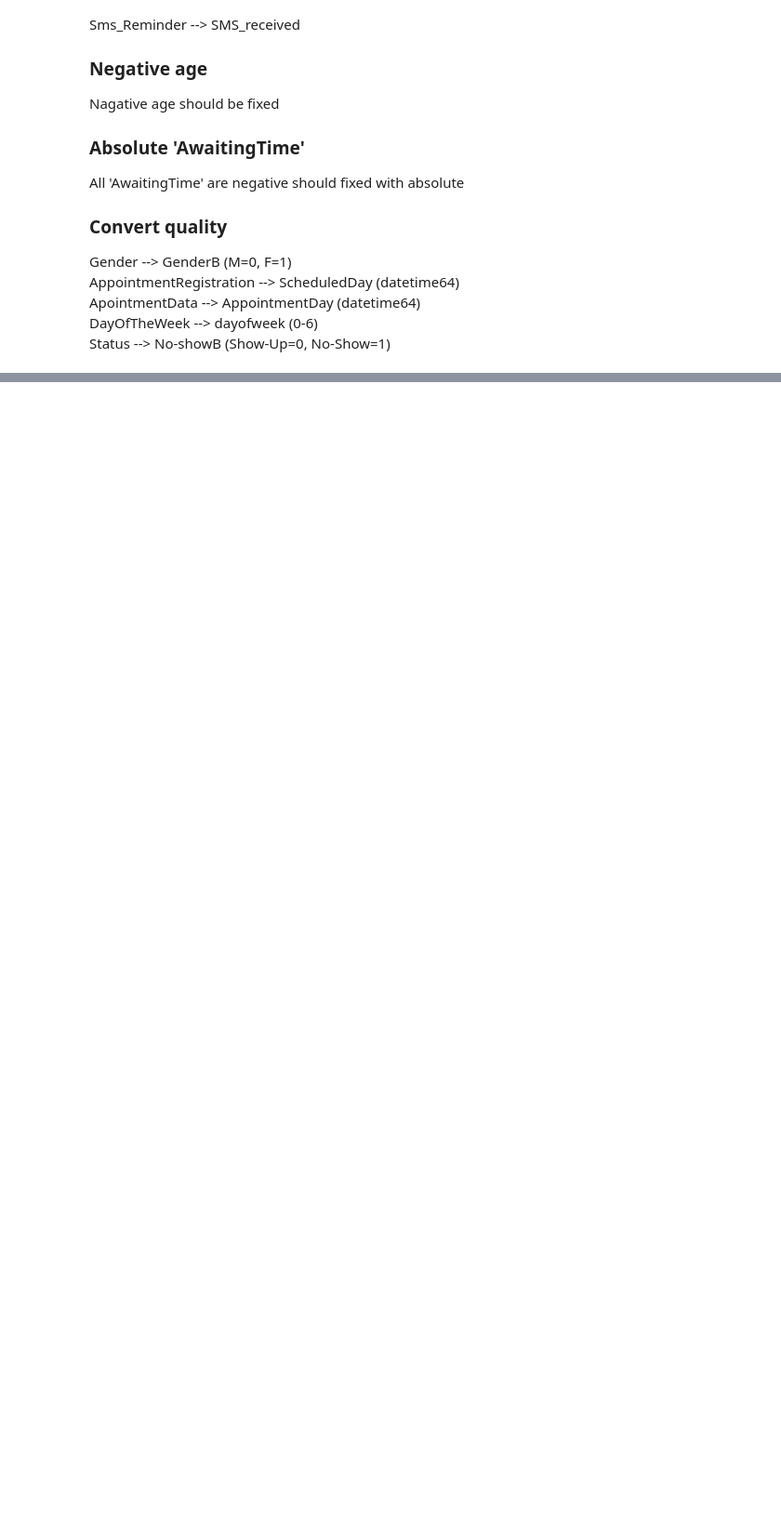
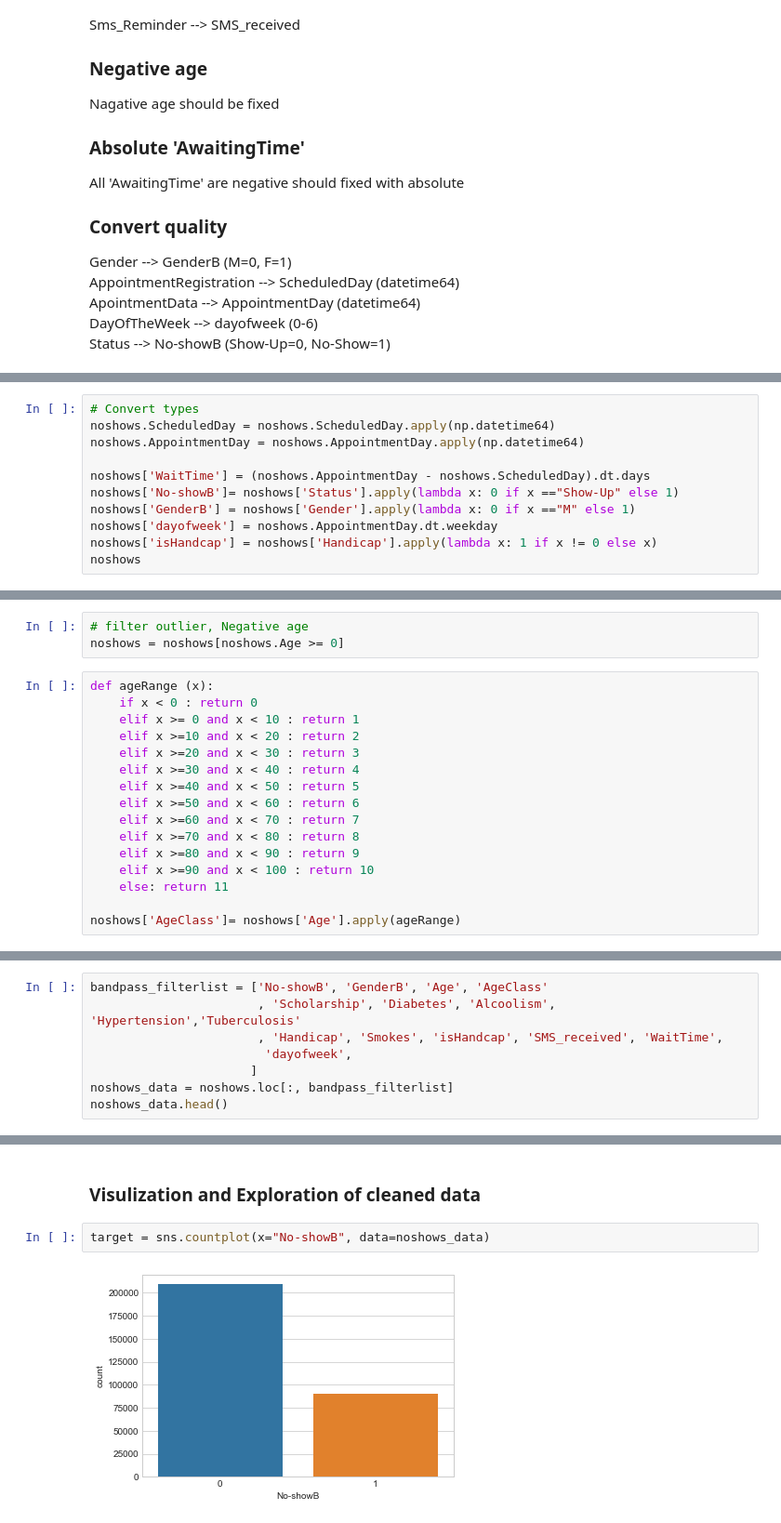
Before and after one commit to Napat/ml_predict_patient_noshow_appointment, a Jupyter notebook: SmartHospital_noShowDetector-300k.ipynb, the cells around one changed output, grey strips where cells are left out. Shown at 93% size. Cells and saved outputs as stored; diff of their text form; blank space fills up the shorter version.

```diff
--- a/SmartHospital_noShowDetector-300k.ipynb
+++ b/SmartHospital_noShowDetector-300k.ipynb
@@ -146,0 +177,11 @@ Status --> No-showB (Show-Up=0, No-Show=1)
+# %%
+# Convert types
+noshows.ScheduledDay = noshows.ScheduledDay.apply(np.datetime64)
+noshows.AppointmentDay = noshows.AppointmentDay.apply(np.datetime64)
+
+noshows['WaitTime'] = (noshows.AppointmentDay - noshows.ScheduledDay).dt.days
+noshows['No-showB']= noshows['Status'].apply(lambda x: 0 if x =="Show-Up" else 1)
+noshows['GenderB'] = noshows['Gender'].apply(lambda x: 0 if x =="M" else 1)
+noshows['dayofweek'] = noshows.AppointmentDay.dt.weekday
+noshows['isHandcap'] = noshows['Handicap'].apply(lambda x: 1 if x != 0 else x)
+noshows
@@ -146,0 +219,19 @@ Status --> No-showB (Show-Up=0, No-Show=1)
+# %%
+# filter outlier, Negative age
+noshows = noshows[noshows.Age >= 0]
+# %%
+def ageRange (x):
+    if x < 0 : return 0
+    elif x >= 0 and x < 10 : return 1
+    elif x >=10 and x < 20 : return 2
+    elif x >=20 and x < 30 : return 3
+    elif x >=30 and x < 40 : return 4
+    elif x >=40 and x < 50 : return 5
+    elif x >=50 and x < 60 : return 6
+    elif x >=60 and x < 70 : return 7
+    elif x >=70 and x < 80 : return 8
+    elif x >=80 and x < 90 : return 9
+    elif x >=90 and x < 100 : return 10
+    else: return 11
+
+noshows['AgeClass']= noshows['Age'].apply(ageRange)
@@ -146,0 +270,8 @@ Status --> No-showB (Show-Up=0, No-Show=1)
+# %%
+bandpass_filterlist = ['No-showB', 'GenderB', 'Age', 'AgeClass'
+                       , 'Scholarship', 'Diabetes', 'Alcoolism', 'Hypertension','Tuberculosis'
+                       , 'Handicap', 'Smokes', 'isHandcap', 'SMS_received', 'WaitTime',
+                        'dayofweek',
+                      ]
+noshows_data = noshows.loc[:, bandpass_filterlist]
+noshows_data.head()
@@ -146,0 +285,6 @@ Status --> No-showB (Show-Up=0, No-Show=1)
+# %% [markdown]
+### Visulization and Exploration of cleaned data
+# %%
+target = sns.countplot(x="No-showB", data=noshows_data)
+# %% [output]
+[figure, added]
```
Also changed, not shown: parts of 14 cells of this notebook.
